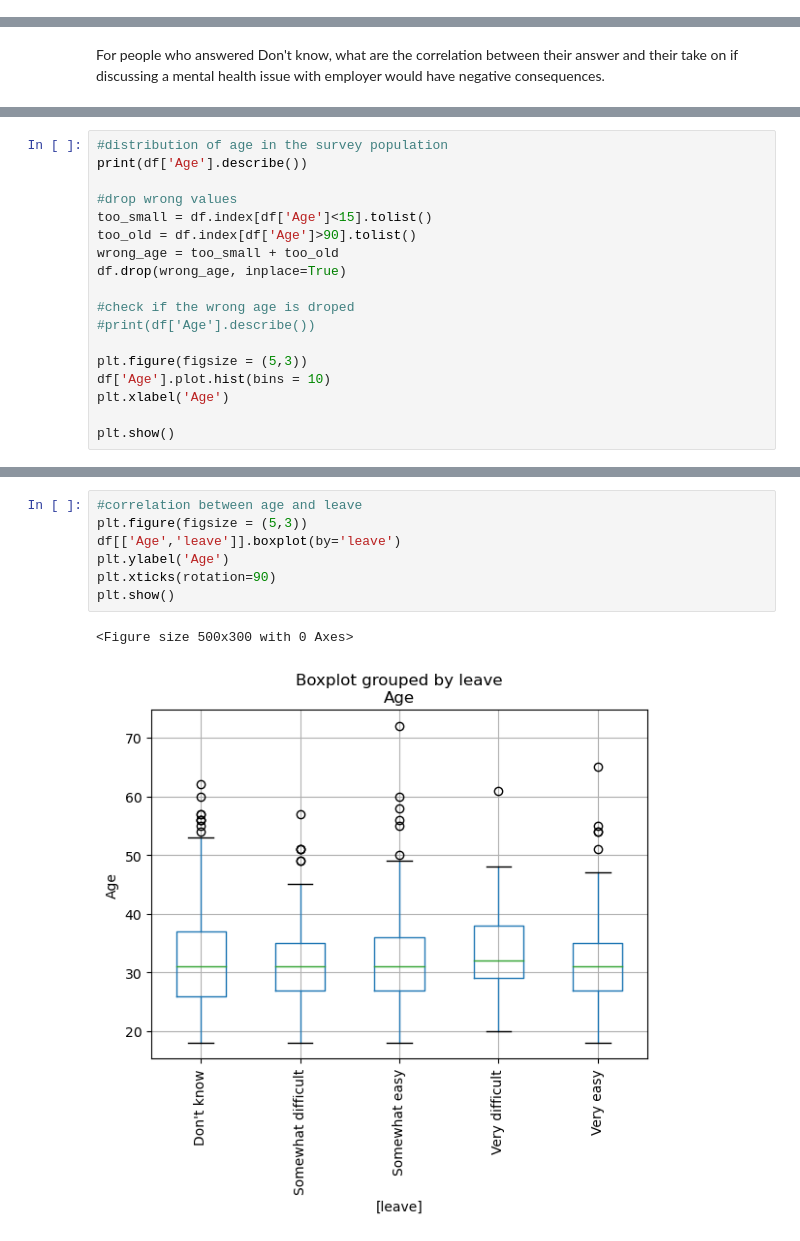
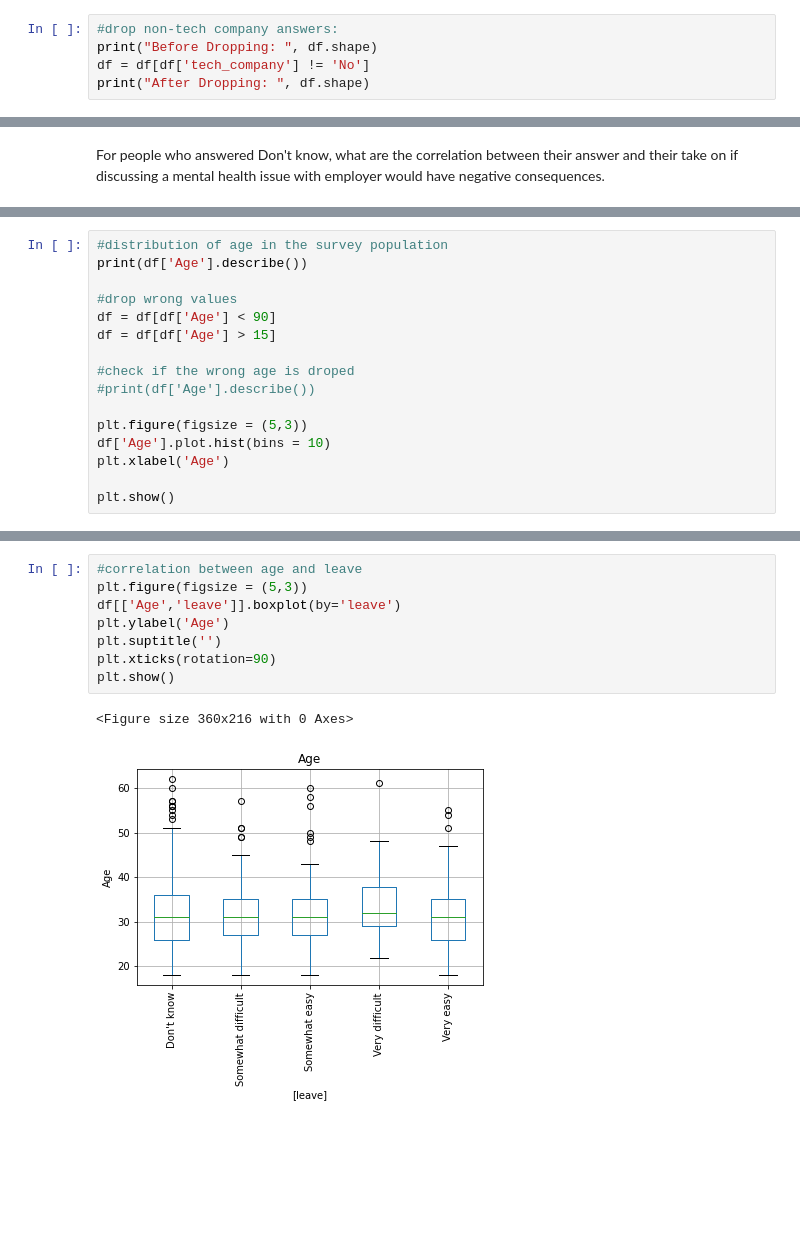
Before and after one commit to XinbeiYu00/project-XinbeiYu, a Jupyter notebook: Mental_Health_in_Tech.ipynb, the cells around one changed output, grey strips where cells are left out. Cells and saved outputs as stored; diff of their text form; blank space fills up the shorter version.

```diff
--- a/Mental_Health_in_Tech.ipynb
+++ b/Mental_Health_in_Tech.ipynb
@@ -29,0 +46,5 @@ print(df.shape)
+# %%
+#drop non-tech company answers:
+print("Before Dropping: ", df.shape)
+df = df[df['tech_company'] != 'No']
+print("After Dropping: ", df.shape)
@@ -117,10 +141,8 @@ Very easy                  0.228155  0.684466  0.087379
 print(df['Age'].describe())
 
 #drop wrong values
-too_small = df.index[df['Age']<15].tolist()
-too_old = df.index[df['Age']>90].tolist()
-wrong_age = too_small + too_old
-df.drop(wrong_age, inplace=True)
+df = df[df['Age'] < 90]
+df = df[df['Age'] > 15]
 
 #check if the wrong age is droped
 #print(df['Age'].describe())
@@ -158,10 +166,11 @@ plt.show()
 # %%
 #correlation between age and leave
 plt.figure(figsize = (5,3))
 df[['Age','leave']].boxplot(by='leave')
 plt.ylabel('Age')
+plt.suptitle('')
 plt.xticks(rotation=90)
 plt.show()
 # %% [output]
-<Figure size 500x300 with 0 Axes>
+<Figure size 360x216 with 0 Axes>
-[figure, old version]
+[figure, new version]
```
Also changed, not shown: parts of 21 cells of this notebook, 1 other file.
